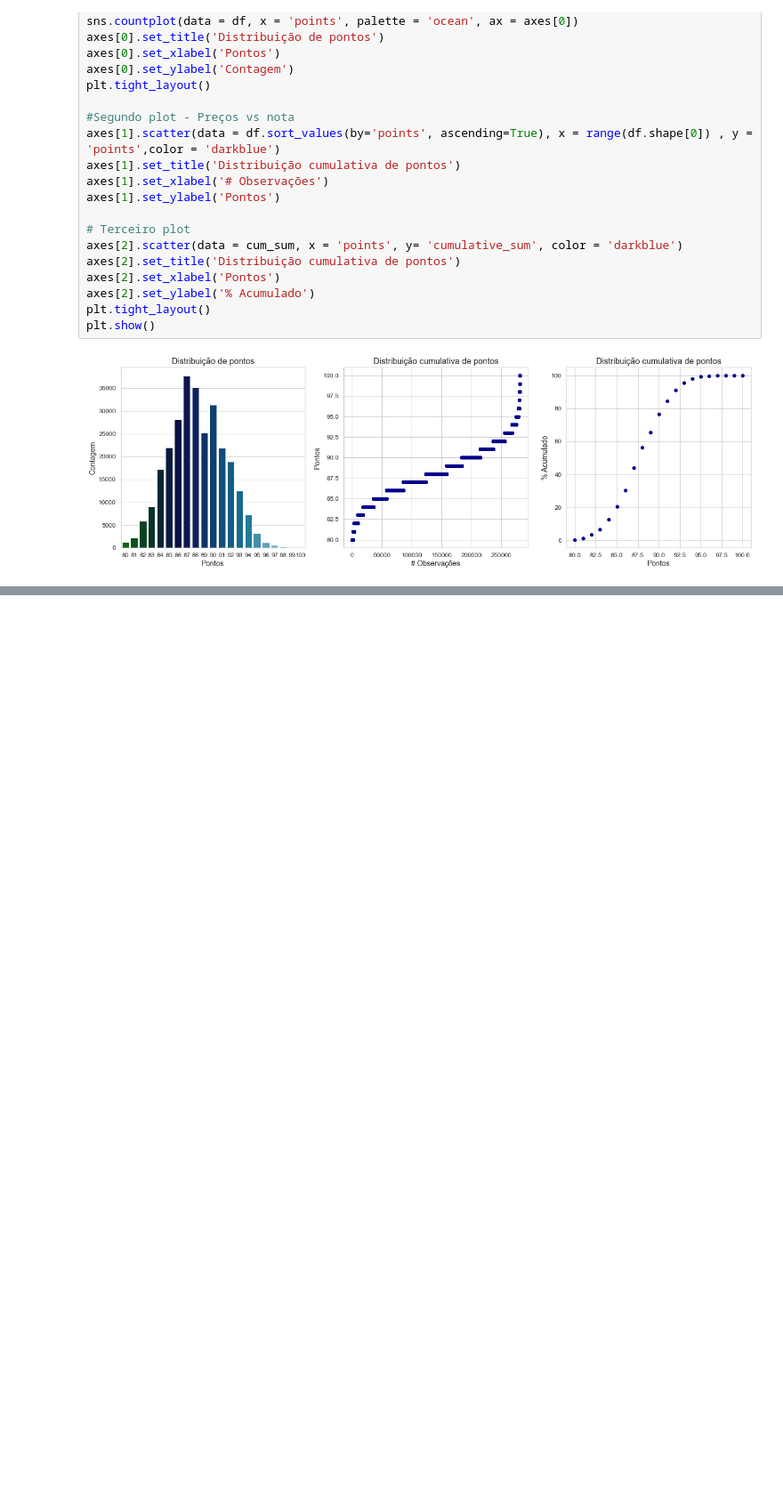
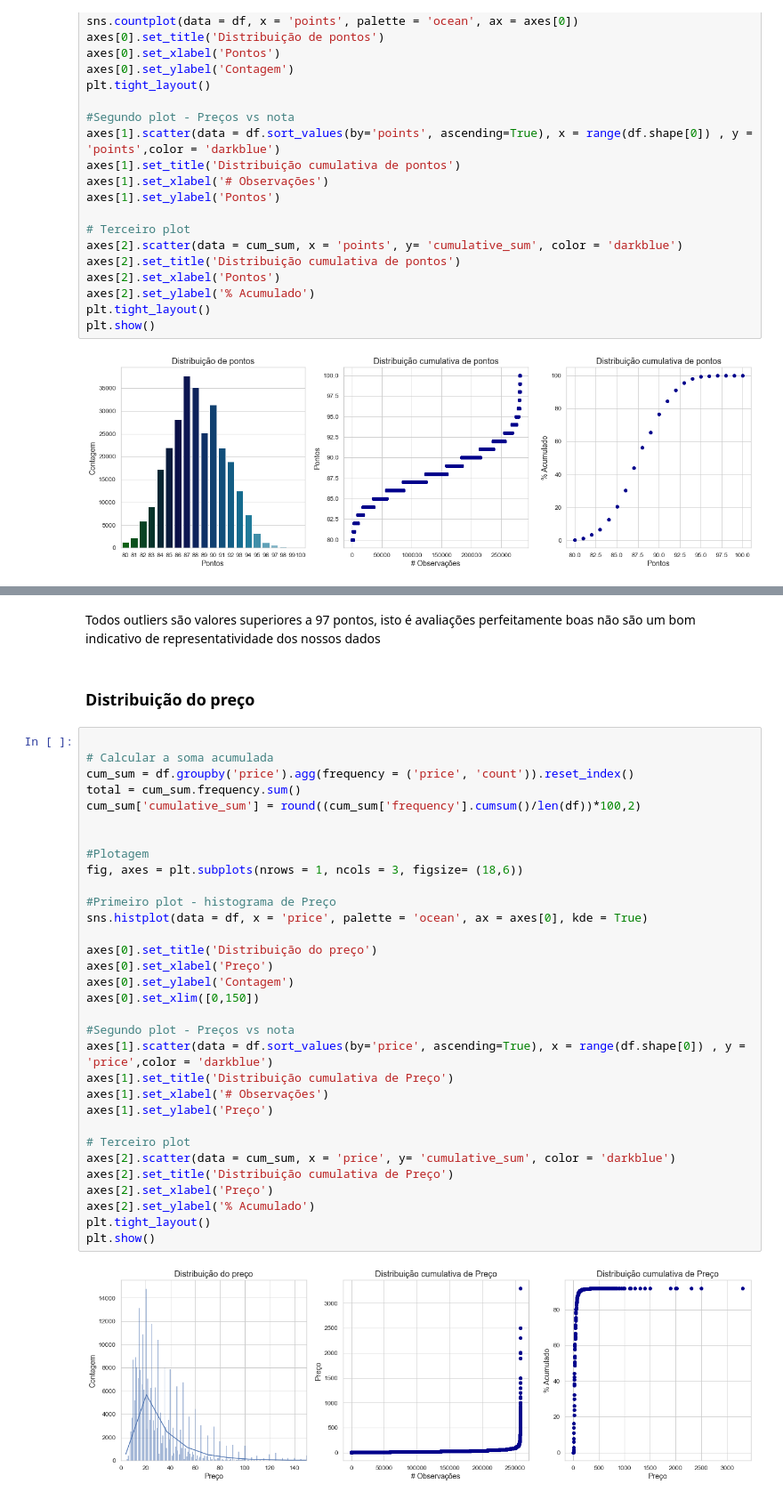
Before and after one commit to jvlopesdp/wine_recommendation, a Jupyter notebook: notebooks/2023 09 05 _Data exploratory.ipynb, the cells around one changed output, grey strips where cells are left out. Shown at 89% size. Cells and saved outputs as stored; diff of their text form; blank space fills up the shorter version.

```diff
--- a/notebooks/2023 09 05 _Data exploratory.ipynb
+++ b/notebooks/2023 09 05 _Data exploratory.ipynb
@@ -262,0 +353,38 @@ plt.show()
+# %% [markdown]
+Todos outliers são valores superiores a 97 pontos, isto é avaliações perfeitamente boas não são um bom indicativo de representatividade dos nossos dados
+# %% [markdown]
+### Distribuição do preço
+# %%
+
+# Calcular a soma acumulada
+cum_sum = df.groupby('price').agg(frequency = ('price', 'count')).reset_index()
+total = cum_sum.frequency.sum()
+cum_sum['cumulative_sum'] = round((cum_sum['frequency'].cumsum()/len(df))*100,2)
+
+
+#Plotagem
+fig, axes = plt.subplots(nrows = 1, ncols = 3, figsize= (18,6))
+
+#Primeiro plot - histograma de Preço
+sns.histplot(data = df, x = 'price', palette = 'ocean', ax = axes[0], kde = True)
+
+axes[0].set_title('Distribuição do preço')
+axes[0].set_xlabel('Preço')
+axes[0].set_ylabel('Contagem')
+axes[0].set_xlim([0,150])
+
+#Segundo plot - Preços vs nota
+axes[1].scatter(data = df.sort_values(by='price', ascending=True), x = range(df.shape[0]) , y = 'price',color = 'darkblue')
+axes[1].set_title('Distribuição cumulativa de Preço')
+axes[1].set_xlabel('# Observações')
+axes[1].set_ylabel('Preço')
+
+# Terceiro plot
+axes[2].scatter(data = cum_sum, x = 'price', y= 'cumulative_sum', color = 'darkblue')
+axes[2].set_title('Distribuição cumulativa de Preço')
+axes[2].set_xlabel('Preço')
+axes[2].set_ylabel('% Acumulado')
+plt.tight_layout()
+plt.show()
+# %% [output]
+[figure, added]
```
Also changed, not shown: parts of 53 cells of this notebook, 1 other file.
